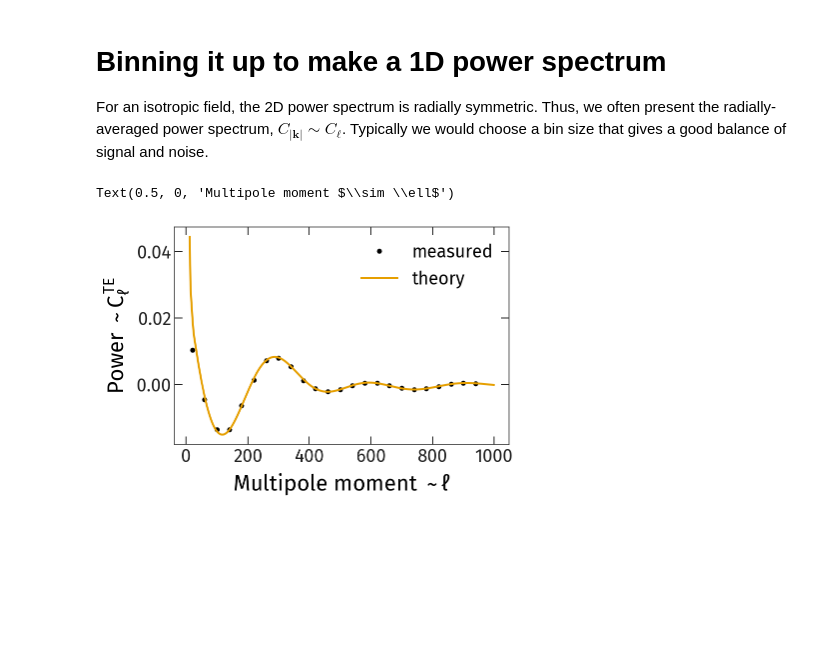
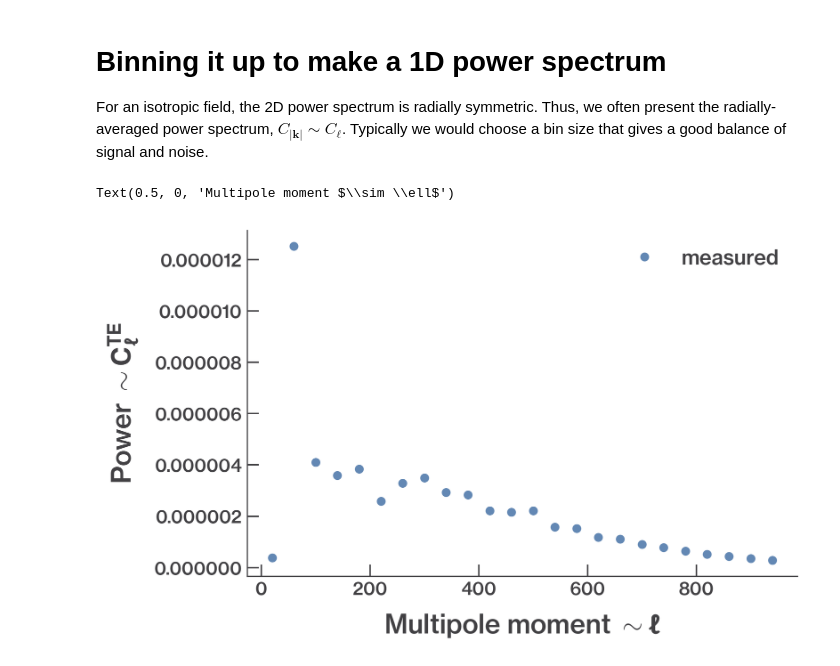
Before and after one commit to xzackli/flat-sky-power-spectra, a Jupyter notebook: Power spectrum analysis for periodic fields.ipynb, the cells around one changed output. Drawn from its saved outputs; the diff is of its cells as text; code cells hidden in the pictures; blank space fills up the shorter version.

```diff
--- a/Power spectrum analysis for periodic fields.ipynb
+++ b/Power spectrum analysis for periodic fields.ipynb
@@ -39,4 +37,4 @@ We now transform our maps from real space to harmonic space. This approximates t
 
 Pixell follows the common convention of transforming from Stokes $I$, $Q$, $U$ into harmonic space with the $T$, $E$ and $B$ decomposition (you could have represented the spin-2 part in terms of $+$ and $-$ components).
 # %%
-k_map_TEB = enmap.map2harm(map_IQU, nthread=0, normalize="phys")
+k_map_T = enmap.map2harm(map_I, nthread=0, normalize="phys")
@@ -51,10 +45,6 @@ Let's cross-correlate the T and E fields! There is a convenience function for pe
 # %%
-# unpack our stuff for clarity
-k_map_T = k_map_TEB[0]
-k_map_E = k_map_TEB[1]
-
 # convenience function for convolution
-TE_spec_2D = enmap.calc_ps2d(k_map_T, k_map_E)
+TT_spec_2D = enmap.calc_ps2d(k_map_T, k_map_T)
 # %% [markdown]
 Let's plot up the power. I'm plotting $\log| C_{k_x, k_y}|$ so you can see the large variations in power. I'm also applying an FFTshift that just moves the origin to the middle of the picture, instead of the typical FFT ordering where the origin is at the corners.
 # %%
@@ -69,7 +59,7 @@ Note that this image is in the same shape as our image. That's because the Fouri
 
 For an isotropic field, the 2D power spectrum is radially symmetric. Thus, we often present the radially-averaged power spectrum, $C_{|\mathbf{k}|} \sim C_{\ell}$. Typically we would choose a bin size that gives a good balance of signal and noise.
 # %%
-modlmap = TE_spec_2D.modlmap()  # get a map of |𝐤|
+modlmap = TT_spec_2D.modlmap()  # get a map of |𝐤|
 # %%
 def bin(data,modlmap,bin_edges):
     digitized = np.digitize(np.ndarray.flatten(modlmap), bin_edges,right=True)
@@ -77,14 +67,12 @@ def bin(data,modlmap,bin_edges):
 
 bin_edges = np.arange(0,1000,40)  # 40 bins for ℓ in (0,1000)
 ell_bin_centers = (bin_edges[1:] + bin_edges[:-1])/2.
-binned_power = bin(TE_spec_2D,modlmap,bin_edges)
+binned_power = bin(TT_spec_2D,modlmap,bin_edges)
 # %%
 plt.plot(ell_bin_centers, binned_power, "o", label="measured", markersize=5)
-plt.plot(np.arange(12,1000), ps[0,1,12:1000], "-", label="theory")
 plt.legend()
-# plt.yscale("log")
 plt.ylabel("Power $\sim C_{\ell}^{TE}$")
 plt.xlabel("Multipole moment $\sim \ell$")
 # %% [output]
 Text(0.5, 0, 'Multipole moment $\\sim \\ell$')
-[figure, old version]
+[figure, new version]
```
Also changed, not shown: parts of 4 cells of this notebook.
